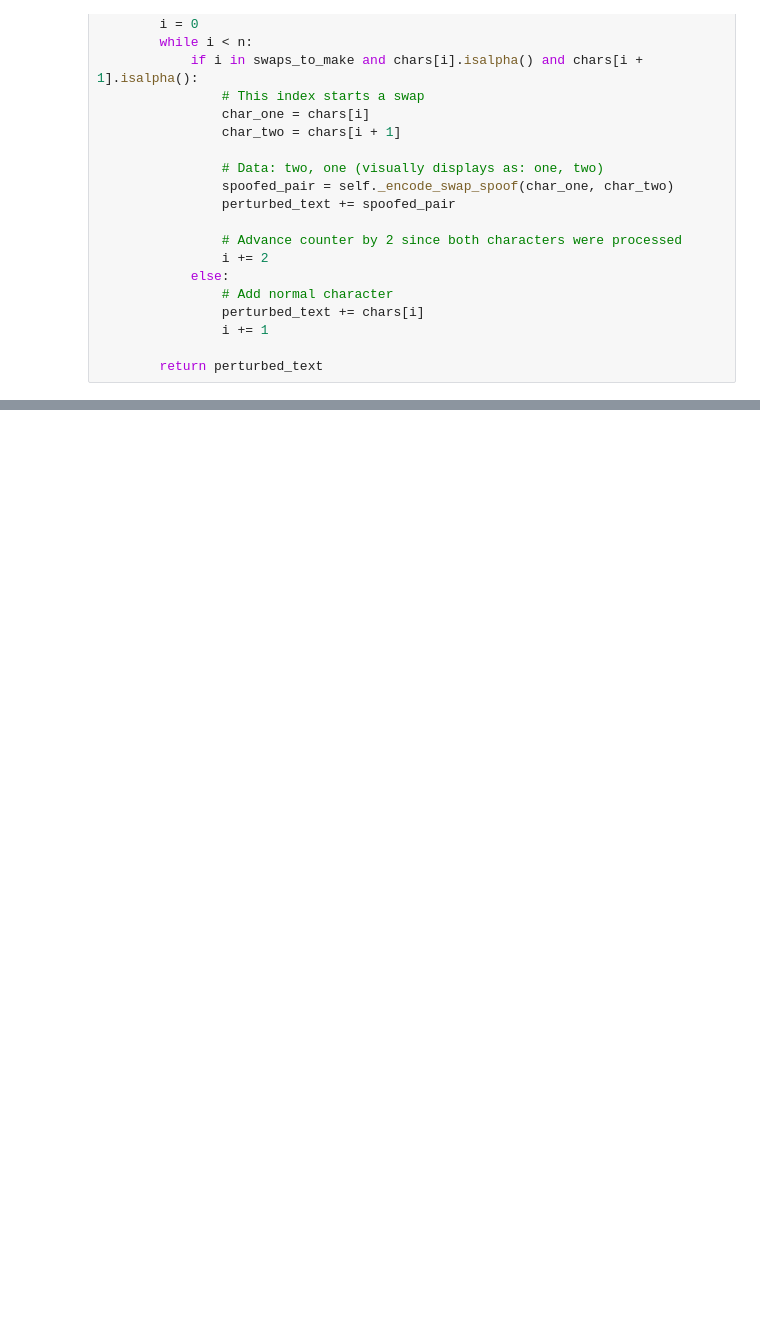
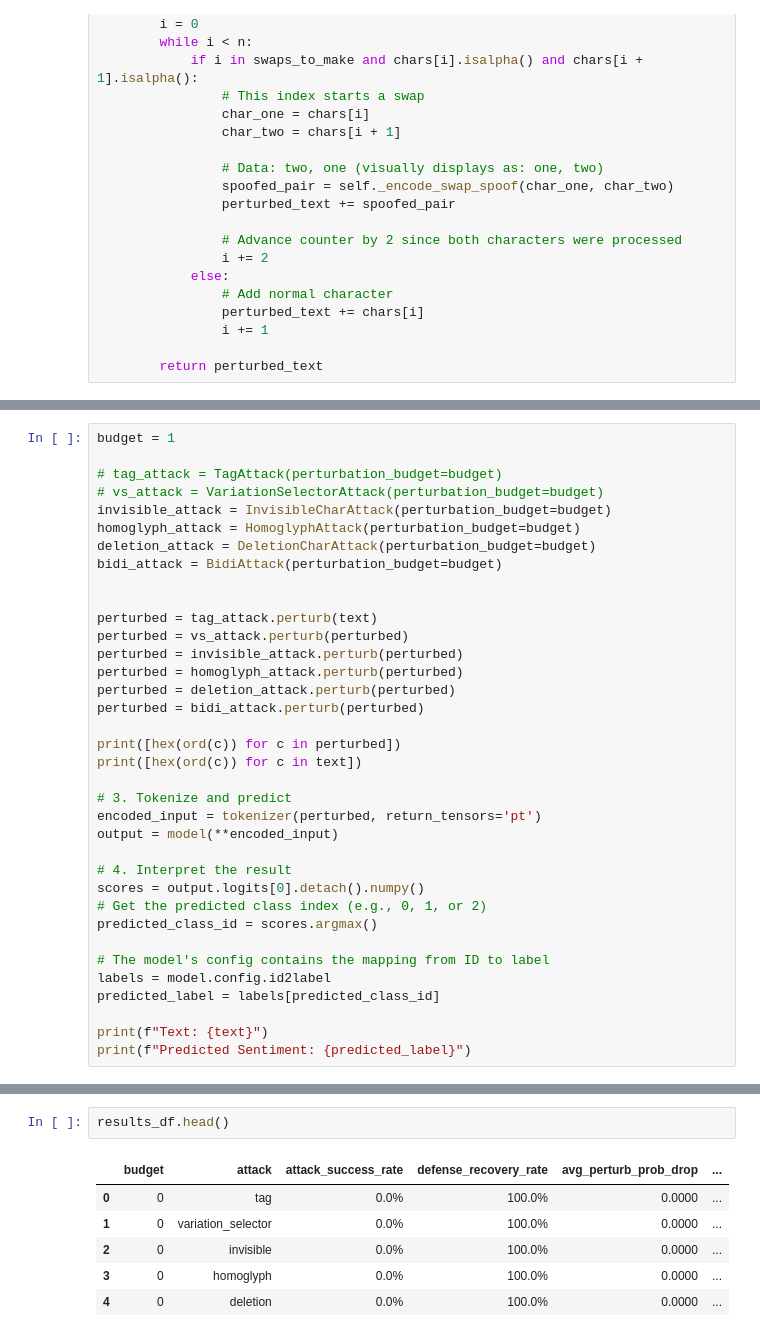
Before and after one commit to khorcarol/textual-adversarial-defense, a Jupyter notebook: python/generate_attack.ipynb, the cells around one changed output, grey strips where cells are left out. Drawn from its saved outputs; the diff is of its cells as text; blank space fills up the shorter version.

```diff
--- a/python/generate_attack.ipynb
+++ b/python/generate_attack.ipynb
@@ -441,0 +474,36 @@ ab
+# %%
+budget = 1
+
+# tag_attack = TagAttack(perturbation_budget=budget)
+# vs_attack = VariationSelectorAttack(perturbation_budget=budget)
+invisible_attack = InvisibleCharAttack(perturbation_budget=budget)
+homoglyph_attack = HomoglyphAttack(perturbation_budget=budget)
+deletion_attack = DeletionCharAttack(perturbation_budget=budget)
+bidi_attack = BidiAttack(perturbation_budget=budget)
+
+
+perturbed = tag_attack.perturb(text)
+perturbed = vs_attack.perturb(perturbed)
+perturbed = invisible_attack.perturb(perturbed)
+perturbed = homoglyph_attack.perturb(perturbed)
+perturbed = deletion_attack.perturb(perturbed)
+perturbed = bidi_attack.perturb(perturbed)
+
+print([hex(ord(c)) for c in perturbed])
+print([hex(ord(c)) for c in text])
+
+# 3. Tokenize and predict
+encoded_input = tokenizer(perturbed, return_tensors='pt')
+output = model(**encoded_input)
+
+# 4. Interpret the result
+scores = output.logits[0].detach().numpy()
+# Get the predicted class index (e.g., 0, 1, or 2)
+predicted_class_id = scores.argmax()
+
+# The model's config contains the mapping from ID to label
+labels = model.config.id2label
+predicted_label = labels[predicted_class_id]
+
+print(f"Text: {text}")
+print(f"Predicted Sentiment: {predicted_label}")
@@ -441,0 +695,9 @@ ab
+# %%
+results_df.head()
+# %% [output]
+|  | budget | attack | attack_success_rate | defense_recovery_rate | avg_perturb_prob_drop | ... |
+| 0 | 0 | tag | 0.0% | 100.0% | 0.0000 | ... |
+| 1 | 0 | variation_selector | 0.0% | 100.0% | 0.0000 | ... |
+| 2 | 0 | invisible | 0.0% | 100.0% | 0.0000 | ... |
+| 3 | 0 | homoglyph | 0.0% | 100.0% | 0.0000 | ... |
+| 4 | 0 | deletion | 0.0% | 100.0% | 0.0000 | ... |
```
Also changed, not shown: parts of 17 cells of this notebook, 4 other files.
